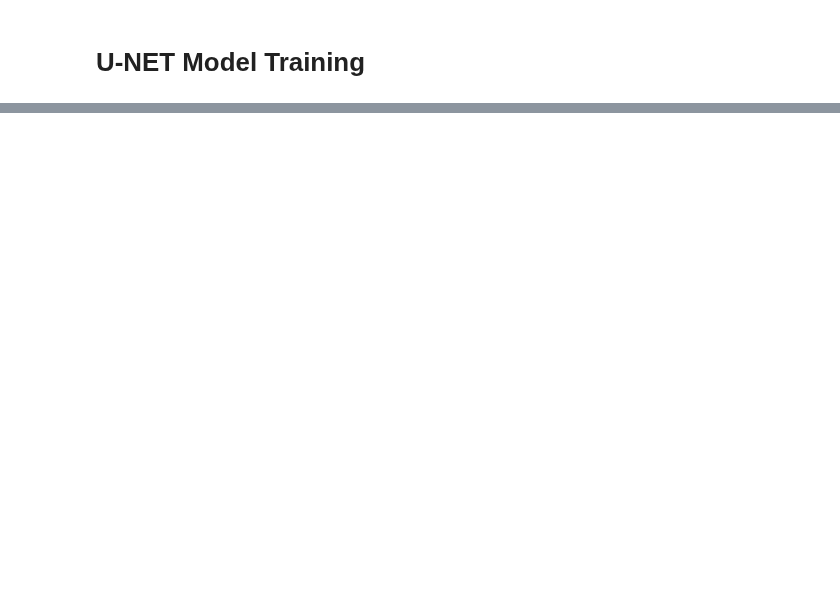
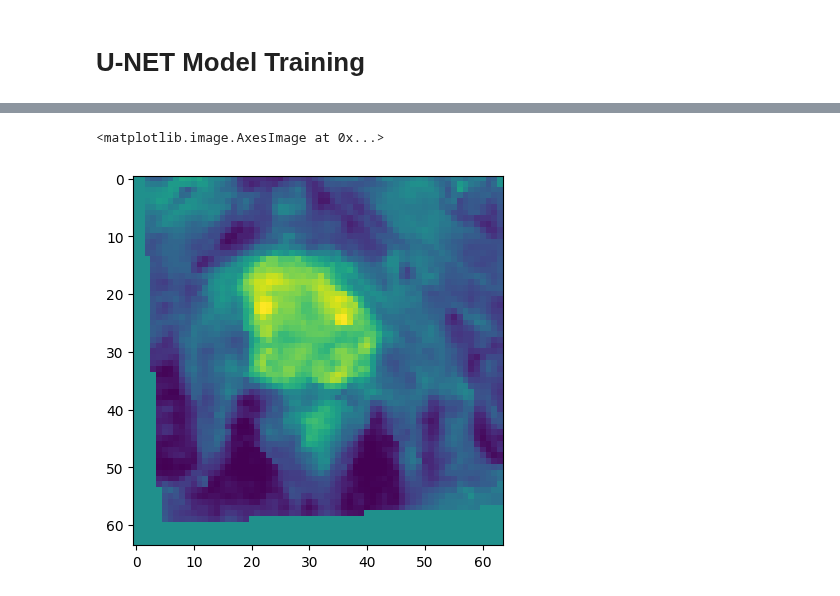
Before and after one commit to MartvStraten/8DM20-Capita-Selecta, a Jupyter notebook: MachineLearning/code/train_unet.ipynb, the cells around one changed output, grey strips where cells are left out. Drawn from its saved outputs; the diff is of its cells as text; code cells hidden in the pictures; blank space fills up the shorter version.

```diff
--- a/MachineLearning/code/train_unet.ipynb
+++ b/MachineLearning/code/train_unet.ipynb
@@ -51,7 +54,7 @@ random.shuffle(patient_paths)
 cvae_paths = [
     path
     for path in DATA_DIR.glob("*")
-    if any(part.startswith("c") for part in path.parts)
+    if path.parts[-1].startswith("c")
 ]
 
 # split in training/validation after shuffling
@@ -85,5 +88,11 @@ loss_function = utils.DiceBCELoss()
 unet_model = u_net.UNet(num_classes=1).to(device)
 optimizer = torch.optim.Adam(unet_model.parameters(), lr=LEARNING_RATE)
 minimum_valid_loss = 10  # initial validation loss
+# %%
+image, label = next(iter(dataloader))
+plt.imshow(image.squeeze()[10])
+# %% [output]
+<matplotlib.image.AxesImage at 0x...>
+[figure, added]
 # %%
 # Initialize Neptune experiment
```
Also changed, not shown: parts of 2 cells of this notebook, 5 other files.
